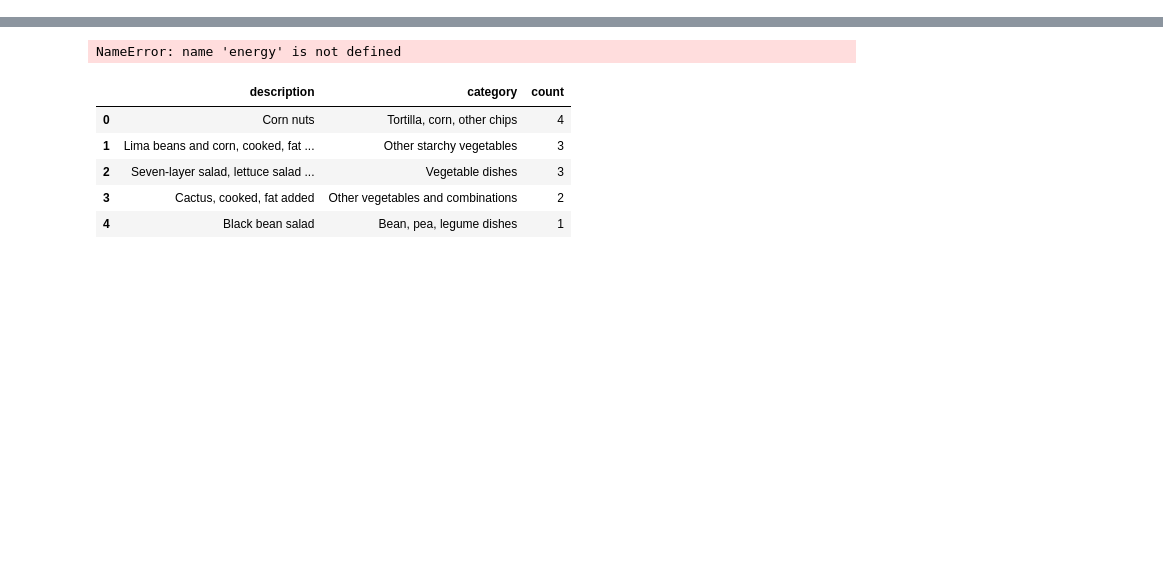
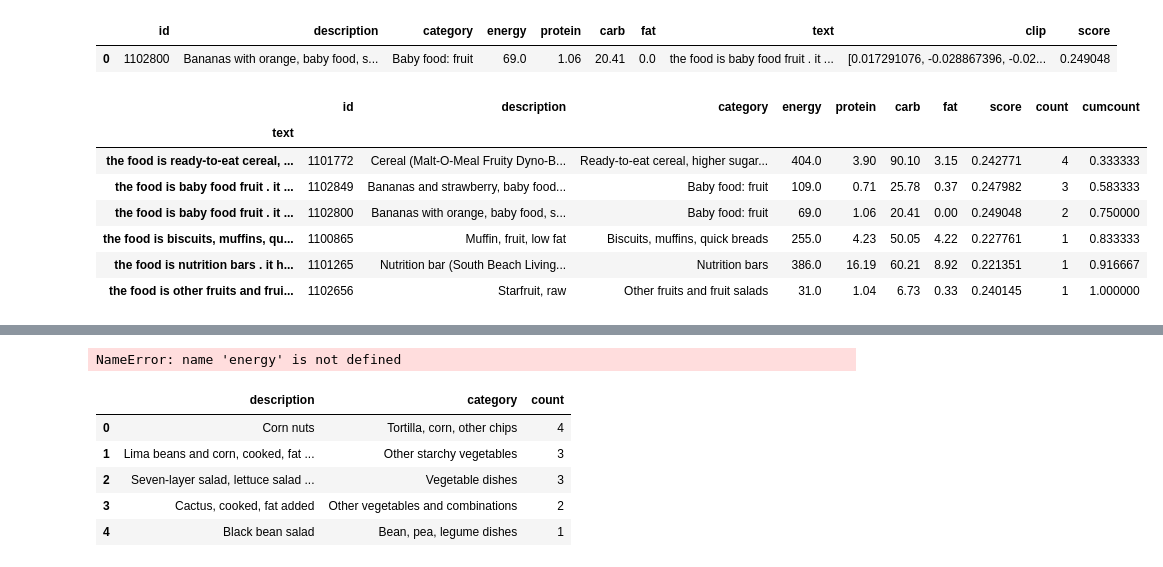
Before and after one commit to DmitriyG228/food, a Jupyter notebook: multiple3105.ipynb, the cells around one changed output, grey strips where cells are left out. Saved outputs shown, nothing was run; the diff lists cells and outputs as text; code cells hidden in the pictures; blank space fills up the shorter version.

```diff
--- a/multiple3105.ipynb
+++ b/multiple3105.ipynb
@@ -122,3 +107,19 @@ sel[['energy','protein','carb','fat']].mean().to_frame().T
+# %%
+search_image(url,head=1)[1]
+# %% [output]
+|  | id | description | category | energy | protein | carb | fat | text | clip | score |
+| 0 | 1102800 | Bananas with orange, baby food, s... | Baby food: fruit | 69.0 | 1.06 | 20.41 | 0.0 | the food is baby food fruit . it ... | [0.017291076, -0.028867396, -0.02... | 0.249048 |
+# %%
+r
+# %% [output]
+|  | id | description | category | energy | protein | carb | fat | score | count | cumcount |
+| text |  |  |  |  |  |  |  |  |  |  |
+| the food is ready-to-eat cereal, ... | 1101772 | Cereal (Malt-O-Meal Fruity Dyno-B... | Ready-to-eat cereal, higher sugar... | 404.0 | 3.90 | 90.10 | 3.15 | 0.242771 | 4 | 0.333333 |
+| the food is baby food fruit . it ... | 1102849 | Bananas and strawberry, baby food... | Baby food: fruit | 109.0 | 0.71 | 25.78 | 0.37 | 0.247982 | 3 | 0.583333 |
+| the food is baby food fruit . it ... | 1102800 | Bananas with orange, baby food, s... | Baby food: fruit | 69.0 | 1.06 | 20.41 | 0.00 | 0.249048 | 2 | 0.750000 |
+| the food is biscuits, muffins, qu... | 1100865 | Muffin, fruit, low fat | Biscuits, muffins, quick breads | 255.0 | 4.23 | 50.05 | 4.22 | 0.227761 | 1 | 0.833333 |
+| the food is nutrition bars . it h... | 1101265 | Nutrition bar (South Beach Living... | Nutrition bars | 386.0 | 16.19 | 60.21 | 8.92 | 0.221351 | 1 | 0.916667 |
+| the food is other fruits and frui... | 1102656 | Starfruit, raw | Other fruits and fruit salads | 31.0 | 1.04 | 6.73 | 0.33 | 0.240145 | 1 | 1.000000 |
 # %%
 read_image_from_url(url)
 # %% [output]
```
Also changed, not shown: parts of 9 cells of this notebook, 16 other files.
